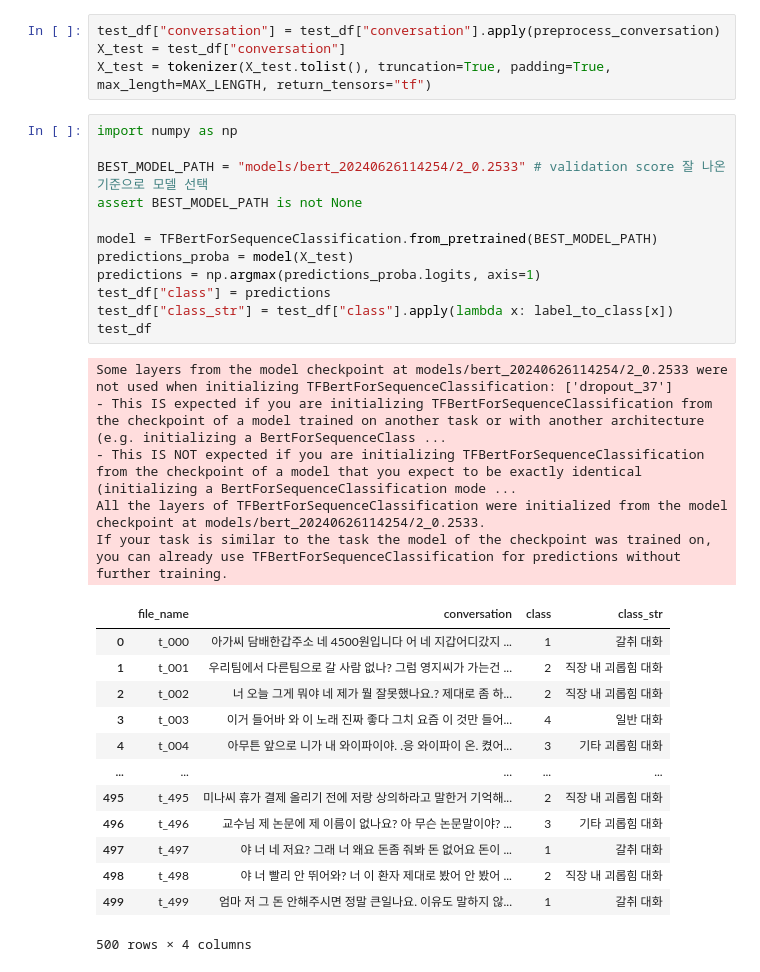
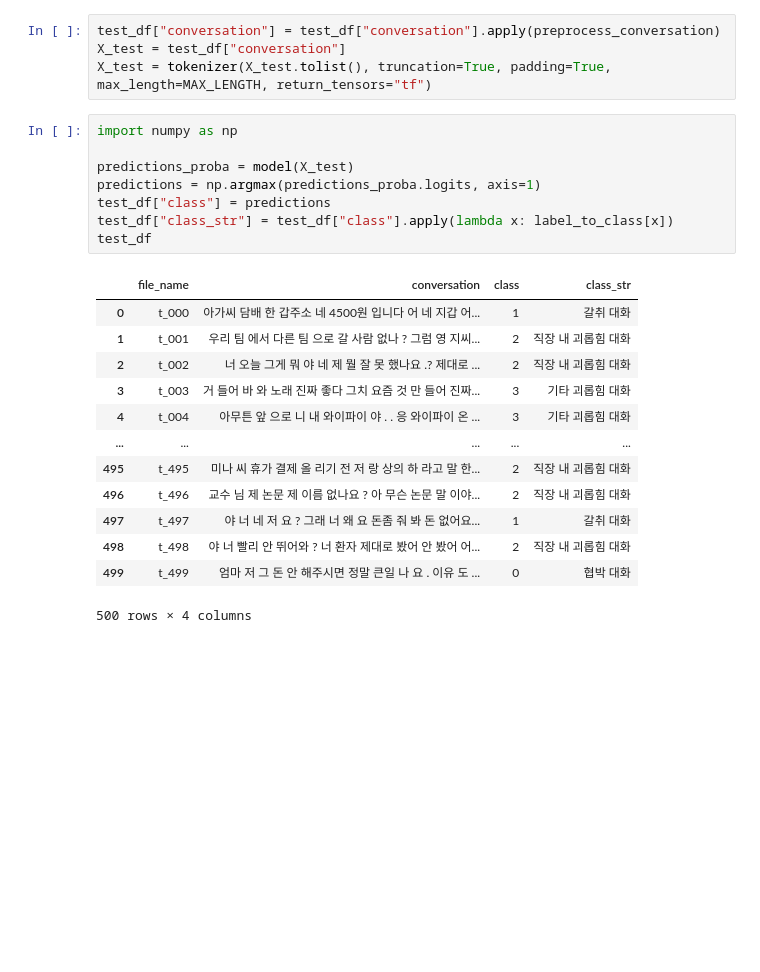
Before and after one commit to ivvve/DLTHON-NDG, a Jupyter notebook: bert_finetuning.ipynb, the cells around one changed output. Saved outputs shown, nothing was run; the diff lists cells and outputs as text; blank space fills up the shorter version.

```diff
--- a/bert_finetuning.ipynb
+++ b/bert_finetuning.ipynb
@@ -184,34 +247,25 @@ X_test = tokenizer(X_test.tolist(), truncation=True, padding=True, max_length=MA
 # %%
 import numpy as np
 
-BEST_MODEL_PATH = "models/bert_20240626114254/2_0.2533" # validation score 잘 나온 기준으로 모델 선택
-assert BEST_MODEL_PATH is not None
-
-model = TFBertForSequenceClassification.from_pretrained(BEST_MODEL_PATH)
 predictions_proba = model(X_test)
 predictions = np.argmax(predictions_proba.logits, axis=1)
 test_df["class"] = predictions
 test_df["class_str"] = test_df["class"].apply(lambda x: label_to_class[x])
 test_df
 # %% [output]
+|  | file_name | conversation | class | class_str |
+| 0 | t_000 | 아가씨 담배 한 갑주소 네 4500원 입니다 어 네 지갑 어... | 1 | 갈취 대화 |
+| 1 | t_001 | 우리 팀 에서 다른 팀 으로 갈 사람 없나 ? 그럼 영 지씨... | 2 | 직장 내 괴롭힘 대화 |
+| 2 | t_002 | 너 오늘 그게 뭐 야 네 제 뭘 잘 못 했나요 .? 제대로 ... | 2 | 직장 내 괴롭힘 대화 |
+| 3 | t_003 | 거 들어 바 와 노래 진짜 좋다 그치 요즘 것 만 들어 진짜... | 3 | 기타 괴롭힘 대화 |
+| 4 | t_004 | 아무튼 앞 으로 니 내 와이파이 야 . . 응 와이파이 온 ... | 3 | 기타 괴롭힘 대화 |
+| ... | ... | ... | ... | ... |
+| 495 | t_495 | 미나 씨 휴가 결제 올 리기 전 저 랑 상의 하 라고 말 한... | 2 | 직장 내 괴롭힘 대화 |
+| 496 | t_496 | 교수 님 제 논문 제 이름 없나요 ? 아 무슨 논문 말 이야... | 2 | 직장 내 괴롭힘 대화 |
+| 497 | t_497 | 야 너 네 저 요 ? 그래 너 왜 요 돈좀 줘 봐 돈 없어요... | 1 | 갈취 대화 |
+| 498 | t_498 | 야 너 빨리 안 뛰어와 ? 너 환자 제대로 봤어 안 봤어 어... | 2 | 직장 내 괴롭힘 대화 |
+| 499 | t_499 | 엄마 저 그 돈 안 해주시면 정말 큰일 나 요 . 이유 도 ... | 0 | 협박 대화 |
-Some layers from the model checkpoint at models/bert_20240626114254/2_0.2533 were not used when initializing TFBertForSequenceClassification: ['dropout_37']
-- This IS expected if you are initializing TFBertForSequenceClassification from the checkpoint of a model trained on another task or with another architecture (e.g. initializing a BertForSequenceClass ...
-- This IS NOT expected if you are initializing TFBertForSequenceClassification from the checkpoint of a model that you expect to be exactly identical (initializing a BertForSequenceClassification mode ...
-All the layers of TFBertForSequenceClassification were initialized from the model checkpoint at models/bert_20240626114254/2_0.2533.
-If your task is similar to the task the model of the checkpoint was trained on, you can already use TFBertForSequenceClassification for predictions without further training.
+500 rows × 4 columns
-|  | file_name | conversation | class | class_str |
-| 0 | t_000 | 아가씨 담배한갑주소 네 4500원입니다 어 네 지갑어디갔지 ... | 1 | 갈취 대화 |
-| 1 | t_001 | 우리팀에서 다른팀으로 갈 사람 없나? 그럼 영지씨가 가는건 ... | 2 | 직장 내 괴롭힘 대화 |
-| 2 | t_002 | 너 오늘 그게 뭐야 네 제가 뭘 잘못했나요.? 제대로 좀 하... | 2 | 직장 내 괴롭힘 대화 |
-| 3 | t_003 | 이거 들어바 와 이 노래 진짜 좋다 그치 요즘 이 것만 들어... | 4 | 일반 대화 |
-| 4 | t_004 | 아무튼 앞으로 니가 내 와이파이야. .응 와이파이 온. 켰어... | 3 | 기타 괴롭힘 대화 |
-| ... | ... | ... | ... | ... |
-| 495 | t_495 | 미나씨 휴가 결제 올리기 전에 저랑 상의하라고 말한거 기억해... | 2 | 직장 내 괴롭힘 대화 |
-| 496 | t_496 | 교수님 제 논문에 제 이름이 없나요? 아 무슨 논문말이야? ... | 3 | 기타 괴롭힘 대화 |
-| 497 | t_497 | 야 너 네 저요? 그래 너 왜요 돈좀 줘봐 돈 없어요 돈이 ... | 1 | 갈취 대화 |
-| 498 | t_498 | 야 너 빨리 안 뛰어와? 너 이 환자 제대로 봤어 안 봤어 ... | 2 | 직장 내 괴롭힘 대화 |
-| 499 | t_499 | 엄마 저 그 돈 안해주시면 정말 큰일나요. 이유도 말하지 않... | 1 | 갈취 대화 |
-500 rows × 4 columns
 # %%
 print(f"submission file: submissions/bert_finetuning_{NOW}.csv")
 test_df[["file_name", "class"]].to_csv(f"submissions/bert_finetuning_{NOW}.csv", index=False)
```
Also changed, not shown: parts of 9 cells of this notebook.
